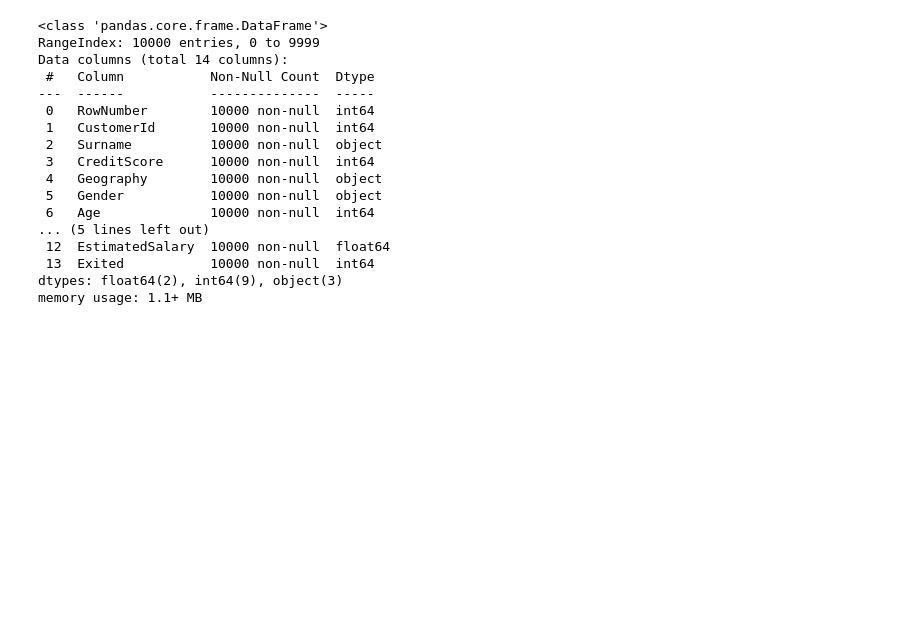
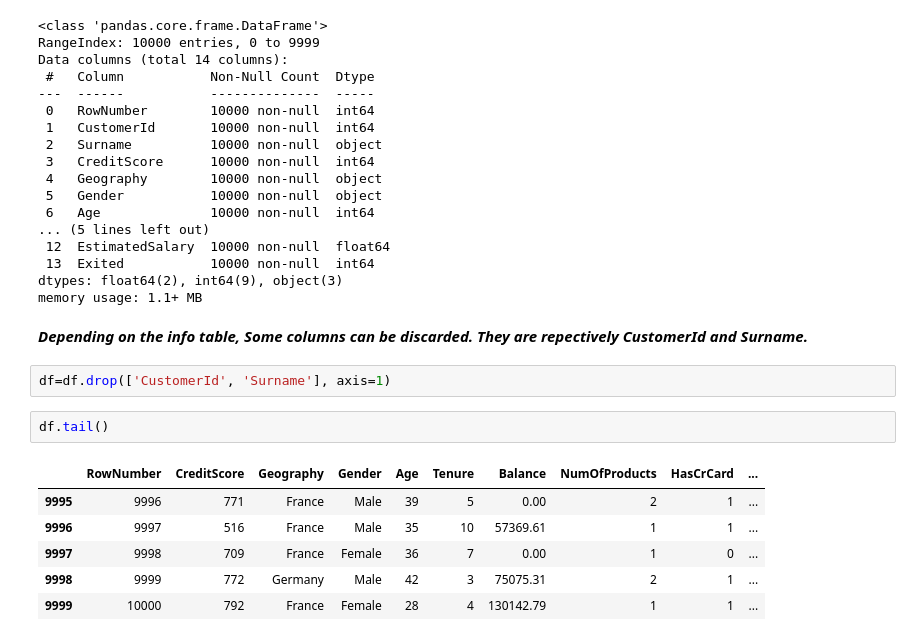
Before and after one commit to OnurTekerekoglu/BankCustomer_Churn, a Jupyter notebook: bank-custumer-churn.ipynb, the cells around one changed output. Cells and saved outputs as stored; diff of their text form; blank space fills up the shorter version.

```diff
--- a/bank-custumer-churn.ipynb
+++ b/bank-custumer-churn.ipynb
@@ -55,3 +84,16 @@ Data columns (total 14 columns):
  13  Exited           10000 non-null  int64
 dtypes: float64(2), int64(9), object(3)
 memory usage: 1.1+ MB
+# %% [markdown]
+***Depending on the info table, Some columns can be discarded. They are repectively CustomerId and Surname.***
+# %%
+df=df.drop(['CustomerId', 'Surname'], axis=1)
+# %%
+df.tail()
+# %% [output]
+|  | RowNumber | CreditScore | Geography | Gender | Age | Tenure | Balance | NumOfProducts | HasCrCard | ... |
+| 9995 | 9996 | 771 | France | Male | 39 | 5 | 0.00 | 2 | 1 | ... |
+| 9996 | 9997 | 516 | France | Male | 35 | 10 | 57369.61 | 1 | 1 | ... |
+| 9997 | 9998 | 709 | France | Female | 36 | 7 | 0.00 | 1 | 0 | ... |
+| 9998 | 9999 | 772 | Germany | Male | 42 | 3 | 75075.31 | 2 | 1 | ... |
+| 9999 | 10000 | 792 | France | Female | 28 | 4 | 130142.79 | 1 | 1 | ... |
```
Also changed, not shown: parts of 14 cells of this notebook.
